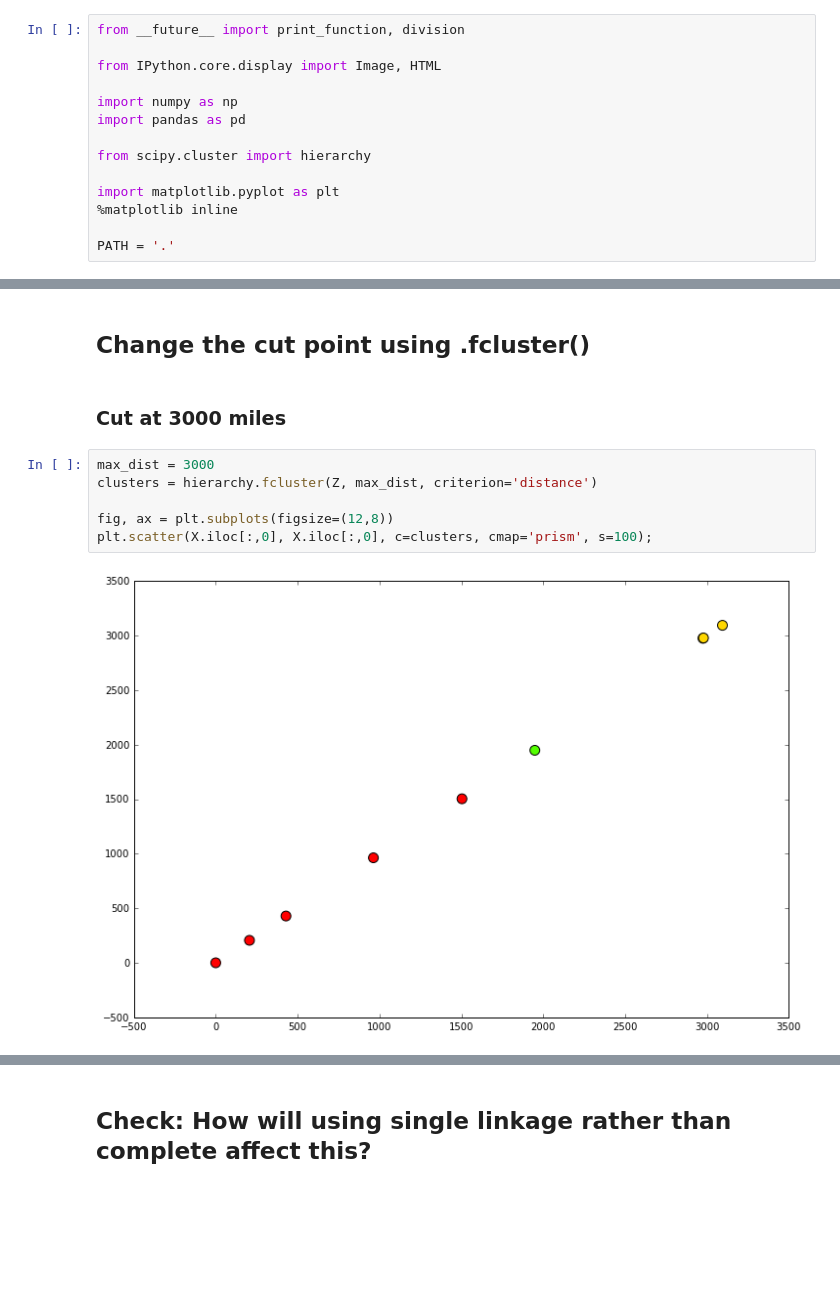
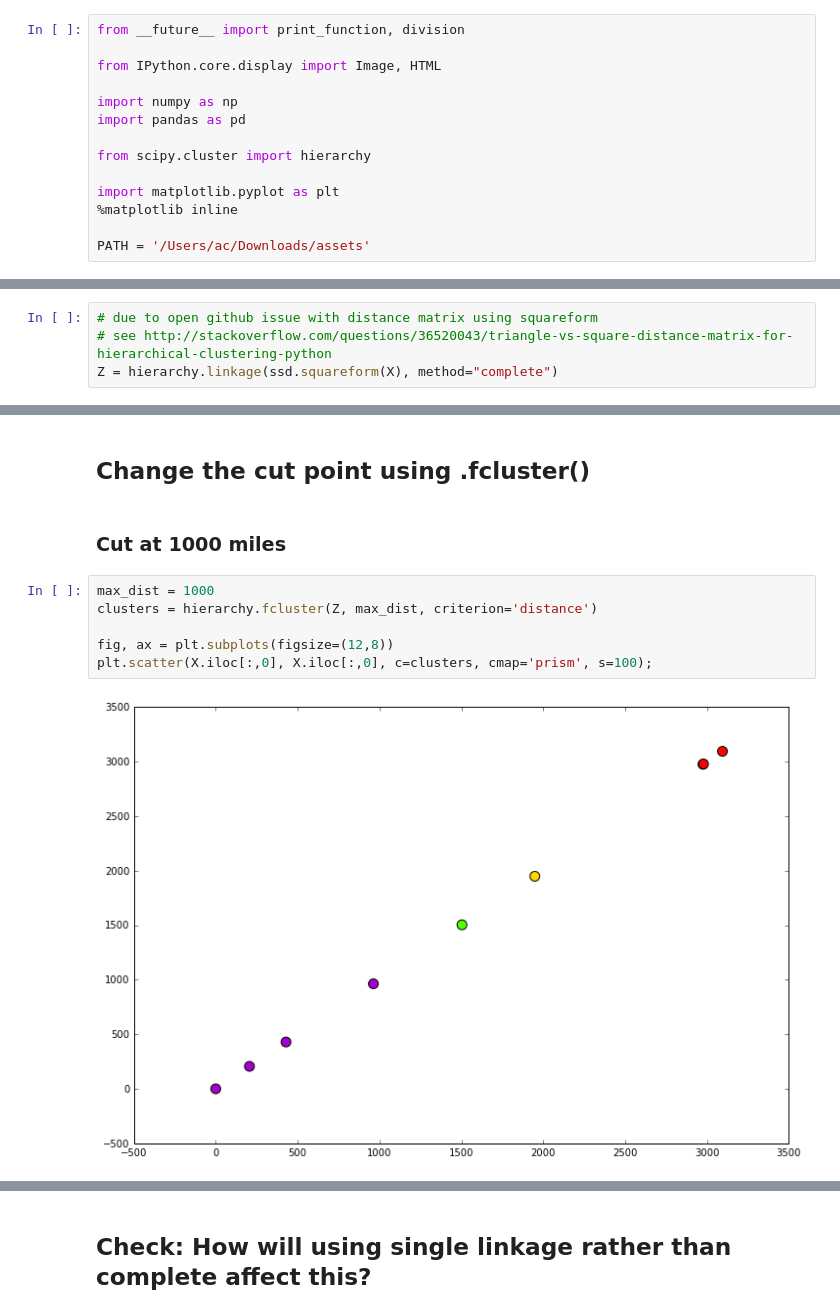
Before and after one commit to yawitzd/DSI-NYC-1, a Jupyter notebook: curriculum/week-07/2.3-hierarchical-clustering/w7d2_leture_hierarchical_clustering.ipynb, the cells around one changed output, grey strips where cells are left out. Drawn from its saved outputs; the diff is of its cells as text; blank space fills up the shorter version.

Commit message:
fixed distance matrix issue

```diff
--- a/curriculum/week-07/2.3-hierarchical-clustering/w7d2_leture_hierarchical_clustering.ipynb
+++ b/curriculum/week-07/2.3-hierarchical-clustering/w7d2_leture_hierarchical_clustering.ipynb
@@ -11,7 +11,7 @@ from scipy.cluster import hierarchy
 import matplotlib.pyplot as plt
 %matplotlib inline
 
-PATH = '.'
+PATH = '/Users/ac/Downloads/assets'
 # %% [markdown]
 # ![](https://ga-dash.s3.amazonaws.com/production/assets/logo-9f88ae6c9c3871690e33280fcf557f33.png) Intro to Hierarchical Clustering
 Week 7 | Lesson 2.3
@@ -228,3 +228,7 @@ Z = hierarchy.linkage(X, 'complete')
+# %%
+# due to open github issue with distance matrix using squareform
+# see http://stackoverflow.com/questions/36520043/triangle-vs-square-distance-matrix-for-hierarchical-clustering-python
+Z = hierarchy.linkage(ssd.squareform(X), method="complete")
 # %% [markdown]
 ## Then plot using hierarchy.dendrogram()
 # %%
@@ -242,13 +246,13 @@ dn = hierarchy.dendrogram(Z, orientation='left', labels=X.index)
 # %% [markdown]
 ## Change the cut point using .fcluster()
 # %% [markdown]
-### Cut at 3000 miles
+### Cut at 1000 miles
 # %%
-max_dist = 3000
+max_dist = 1000
 clusters = hierarchy.fcluster(Z, max_dist, criterion='distance')
 
 fig, ax = plt.subplots(figsize=(12,8))
 plt.scatter(X.iloc[:,0], X.iloc[:,0], c=clusters, cmap='prism', s=100);
 # %% [output]
-[figure, old version]
+[figure, new version]
 # %% [markdown]
```
Also changed, not shown: parts of 10 cells of this notebook.
